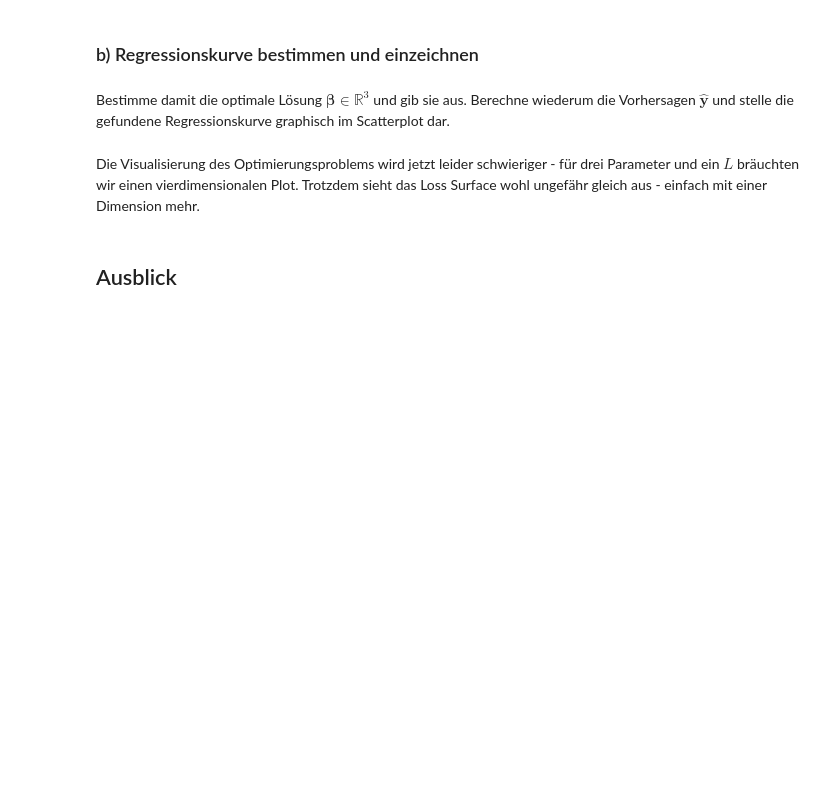
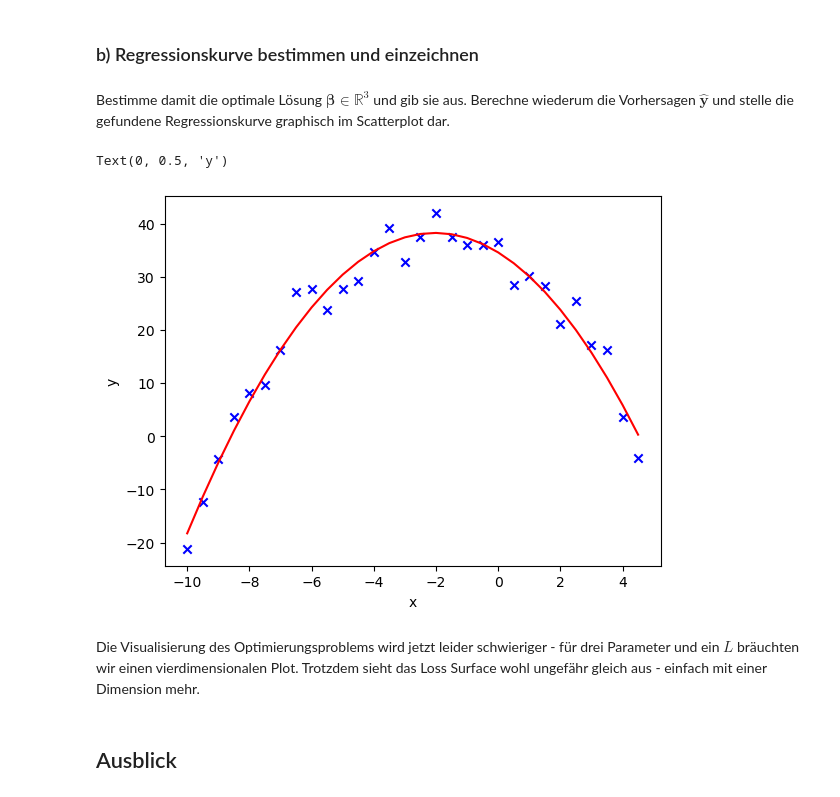
Before and after one commit to Tschoppsilas/ALA, a Jupyter notebook: MC/02_Minichallenge_Lineare_Regression.ipynb, the cells around one changed output. Saved outputs shown, nothing was run; the diff lists cells and outputs as text; code cells hidden in the pictures; blank space fills up the shorter version.

```diff
--- a/MC/02_Minichallenge_Lineare_Regression.ipynb
+++ b/MC/02_Minichallenge_Lineare_Regression.ipynb
@@ -316,3 +319,7 @@ wobei $\mathbf{x}_2$ gerade den *elementweise quadrierten* Werten von $\mathbf{x
 Erstelle nun wie in der vorherigen Aufgabe die Matrix $X$ und den Vektor $y$. $X$ enthält nun drei Spalten, eine nur mit Einsen, eine mit $\mathbf{x}_1$ und eine mit $\mathbf{x}_2$.
 # %%
 # DEIN CODE
+X= np.hstack([np.ones((x.shape[0],1)), x.reshape(-1,1),  (x**2).reshape(-1,1)])
+X.shape
+y = y.reshape(-1,1)
+y.shape
@@ -322,6 +331,16 @@ Erstelle nun wie in der vorherigen Aufgabe die Matrix $X$ und den Vektor $y$. $X
 Bestimme damit die optimale Lösung $\boldsymbol{\beta} \in \mathbb{R}^3$ und gib sie aus. Berechne wiederum die Vorhersagen $\mathbf{\hat{y}}$ und stelle die gefundene Regressionskurve graphisch im Scatterplot dar.
 # %%
 # DEIN CODE
+beta = np.linalg.inv(X.T @ X)@X.T@y
+y_dach = X@beta
+#plot
+plt.scatter( x, y, marker='x', color="blue" )
+plt.plot(x, y_dach, color="red")
+plt.xlabel("x")
+plt.ylabel("y")
+# %% [output]
+Text(0, 0.5, 'y')
+[figure, added]
 # %% [markdown]
 Die Visualisierung des Optimierungsproblems wird jetzt leider schwieriger - für drei Parameter und ein $L$ bräuchten wir einen vierdimensionalen Plot. Trotzdem sieht das Loss Surface wohl ungefähr gleich aus - einfach mit einer Dimension mehr.
 # %% [markdown]
```
Also changed, not shown: parts of 2 cells of this notebook, 4 other files.
